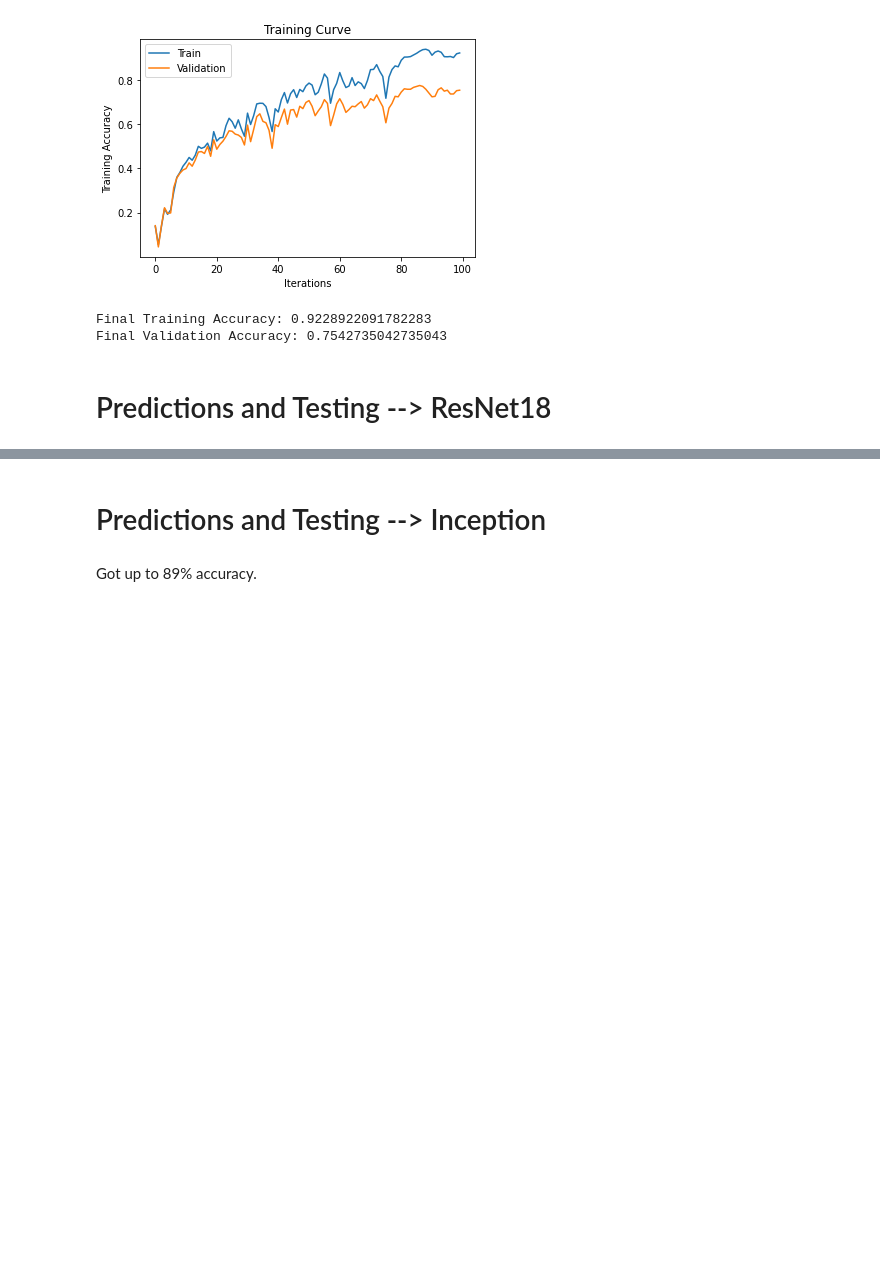
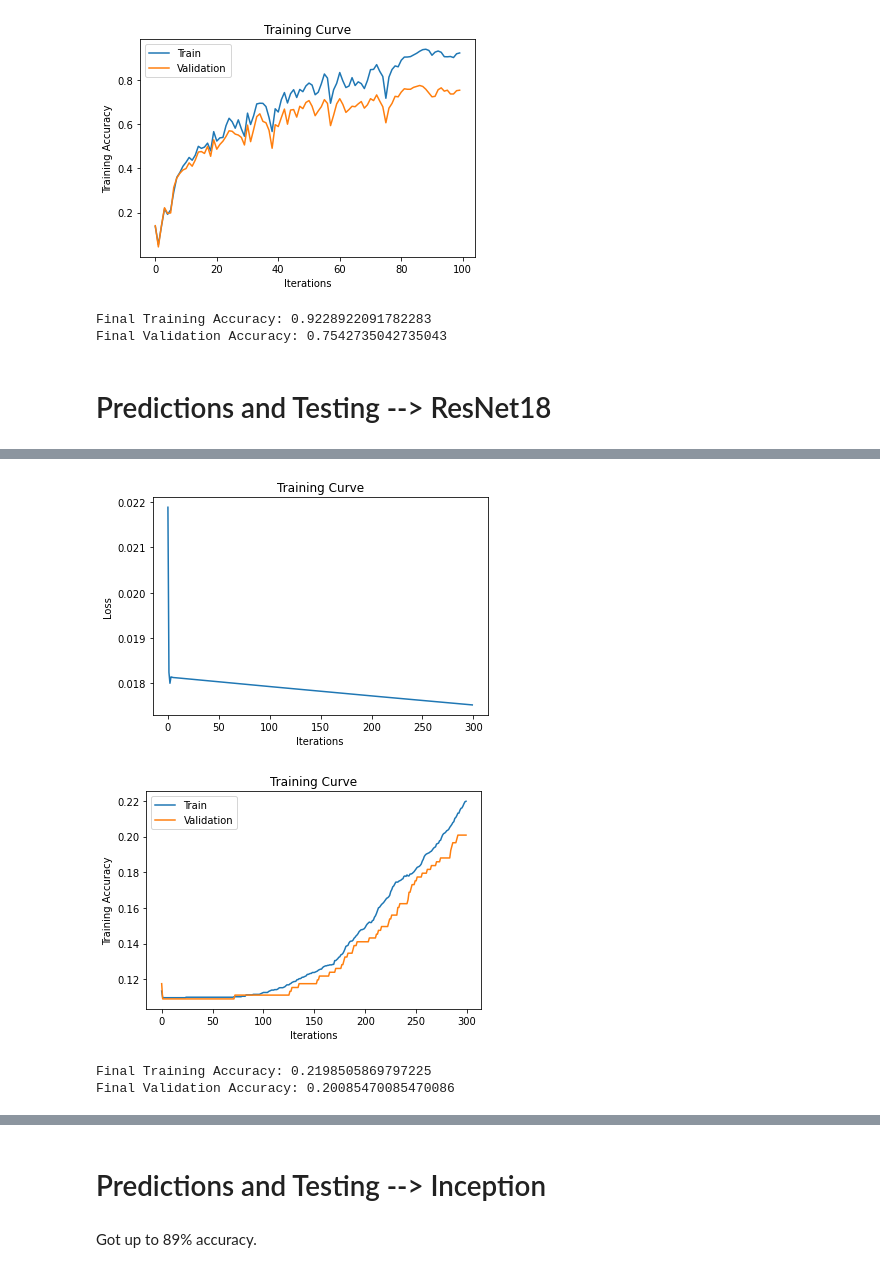
Before and after one commit to rozariot/Waste-Classification-Project, a Jupyter notebook: WasteClassificationProject.ipynb, the cells around one changed output, grey strips where cells are left out. Saved outputs shown, nothing was run; the diff lists cells and outputs as text; code cells hidden in the pictures; blank space fills up the shorter version.

```diff
--- a/WasteClassificationProject.ipynb
+++ b/WasteClassificationProject.ipynb
@@ -482,0 +643,6 @@ Final Validation Accuracy: 0.11538461538461539
+# %%
+res152_3 = Waste_Classifier_One_Linear_Layer(name="overfit_Res", hidden_size=2048*1*1)
+if use_cuda and torch.cuda.is_available():
+  res152_3 = res152_3.cuda()
+train(res152_3, feature_train_set, feature_val_set, batch_size=128, num_epochs=300, learning_rate=0.0001)
+# %% [output]
@@ -482,0 +666,4 @@ Final Validation Accuracy: 0.11538461538461539
+[figure, added]
+[figure, added]
+Final Training Accuracy: 0.2198505869797225
+Final Validation Accuracy: 0.20085470085470086
```
Also changed, not shown: parts of 16 cells of this notebook.
